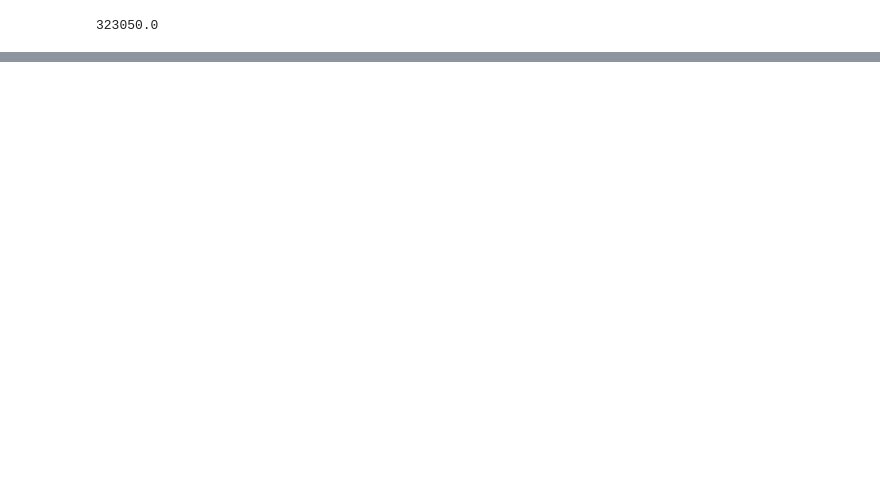
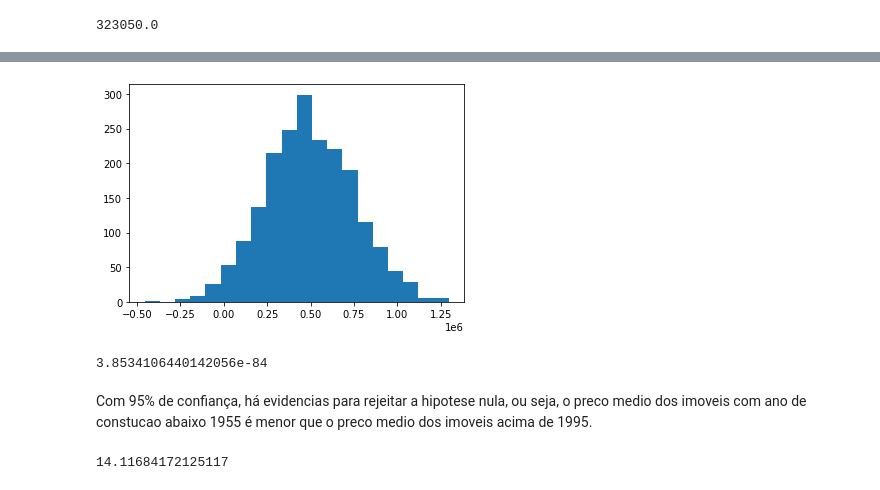
Before and after one commit to giovaneMiranda/Analise-Compra-HouseRocket, a Jupyter notebook: notebooks/1.0-exploracao-dados-inicial.ipynb, the cells around one changed output, grey strips where cells are left out. Cells and saved outputs as stored; diff of their text form; code cells hidden in the pictures; blank space fills up the shorter version.

```diff
--- a/notebooks/1.0-exploracao-dados-inicial.ipynb
+++ b/notebooks/1.0-exploracao-dados-inicial.ipynb
@@ -100,0 +173,9 @@ limite_superior
+# %%
+house_below_mean = df_below_date.sort_values('price')['price'].mean()
+house_below_std = df_below_date.sort_values('price')['price'].std()
+# %%
+norm_pdf = stats.norm.rvs( house_below_mean, house_below_std, size = 2000)
+plt.hist(norm_pdf,20)
+plt.show()
+# %% [output]
+[figure, added]
@@ -100,0 +184,6 @@ limite_superior
+# %%
+p_value
+# %% [output]
+3.8534106440142056e-84
+# %% [markdown]
+Com 95% de confiança, há evidencias para rejeitar a hipotese nula, ou seja, o preco medio dos imoveis com ano de constucao abaixo 1955 é menor que o preco medio dos imoveis acima de 1995.
@@ -100,0 +192,4 @@ limite_superior
+# %%
+(dif_house_date*100)/house_above_mean
+# %% [output]
+14.11684172125117
```
Also changed, not shown: parts of 48 cells of this notebook, 6 other files.
